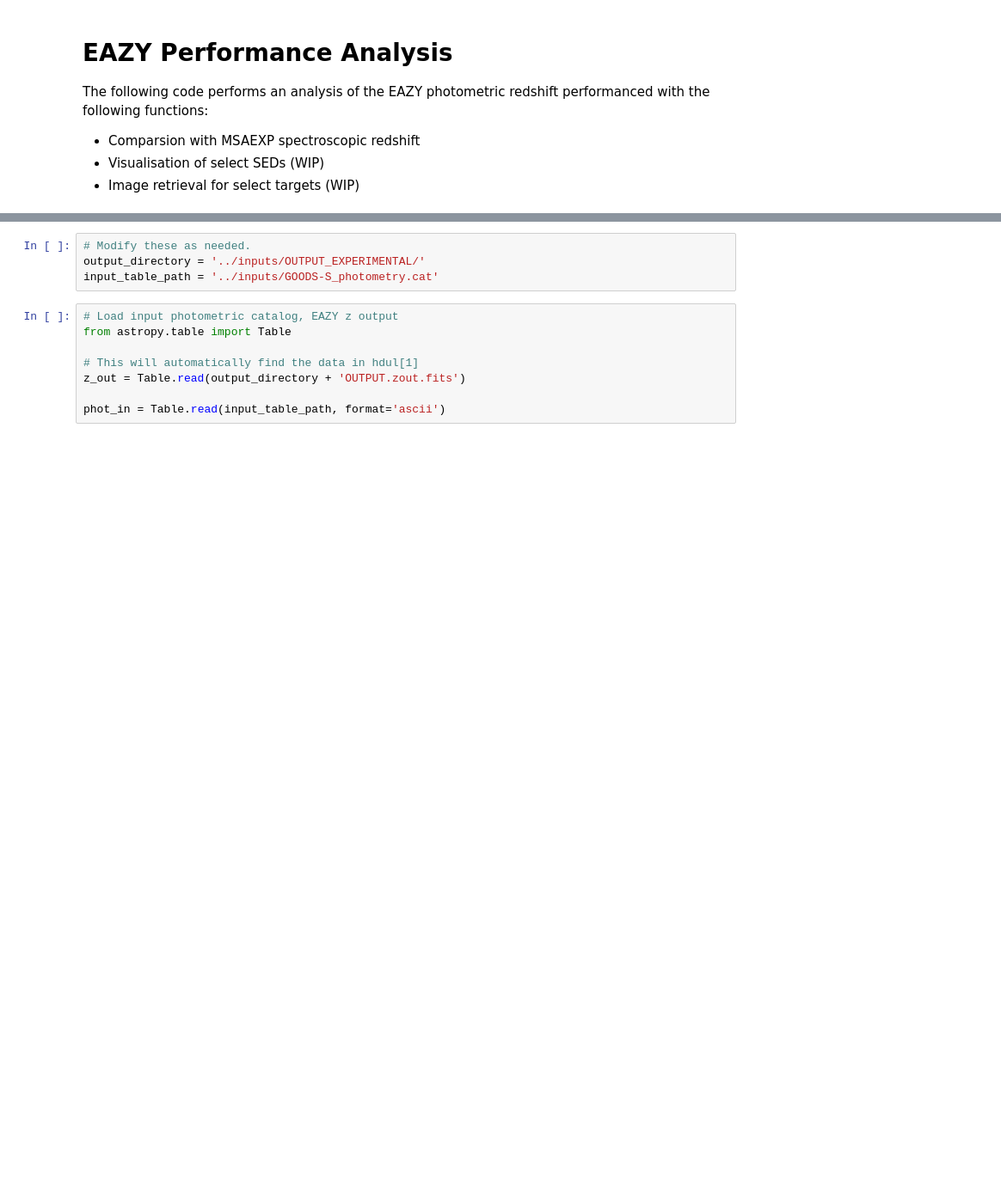
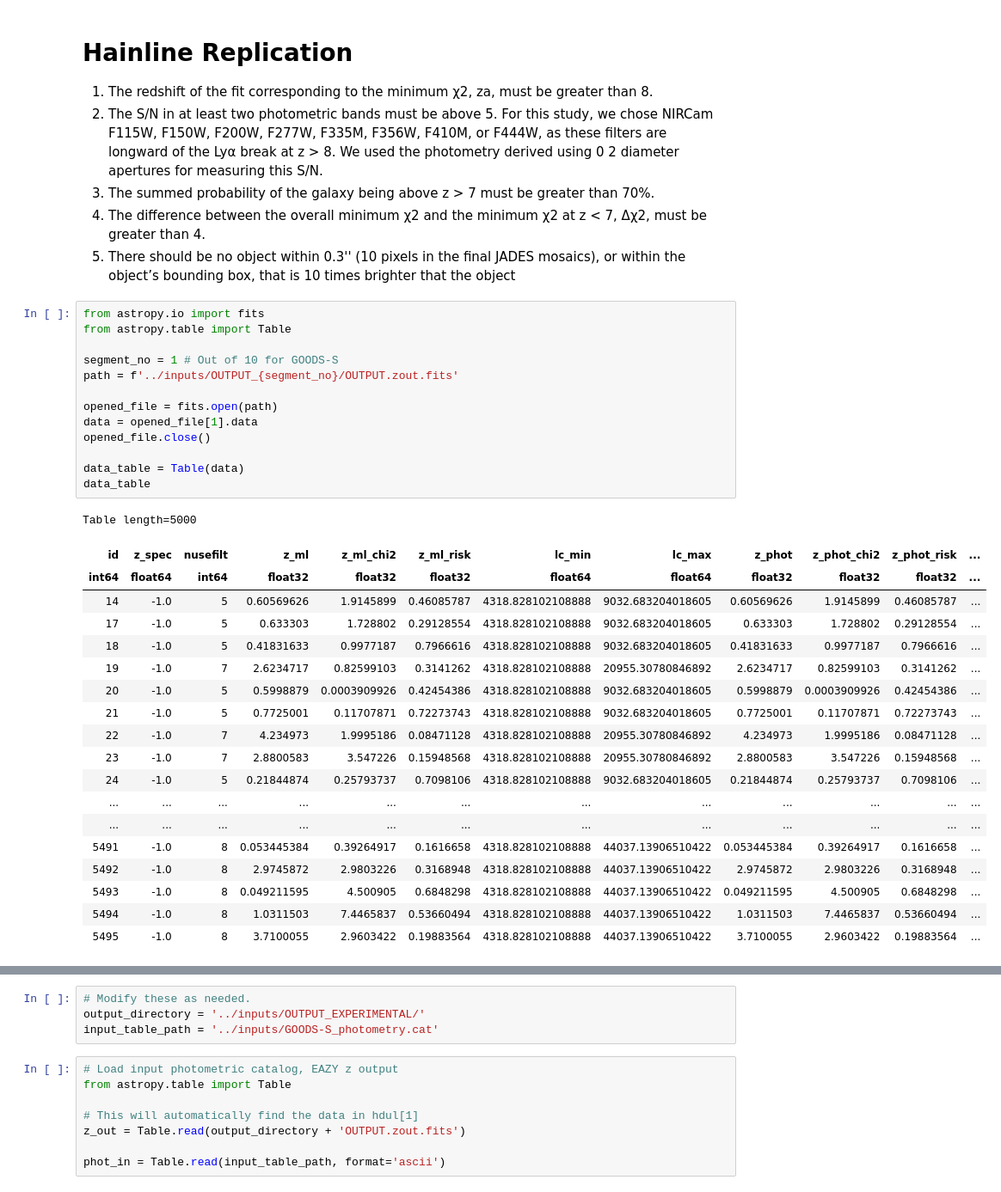
Before and after one commit to sfremy/my-eazy-jwst, a Jupyter notebook: scripts/eazy_imaging.ipynb, the cells around one changed output, grey strips where cells are left out. Shown at 86% size. Saved outputs shown, nothing was run; the diff lists cells and outputs as text; blank space fills up the shorter version.

```diff
--- a/scripts/eazy_imaging.ipynb
+++ b/scripts/eazy_imaging.ipynb
@@ -1,8 +1,41 @@
 # %% [markdown]
-# EAZY Performance Analysis
+# Hainline Replication
 
-<p>The following code performs an analysis of the EAZY photometric redshift performanced with the following functions:</p>
-
-- Comparsion with MSAEXP spectroscopic redshift
-- Visualisation of select SEDs (WIP)
-- Image retrieval for select targets (WIP)
+1. The redshift of the fit corresponding to the minimum χ2, za, must be greater than 8.
+2. The S/N in at least two photometric bands must be above 5. For this study, we chose NIRCam F115W, F150W, F200W, F277W, F335M, F356W, F410M, or F444W, as these filters are longward of the Lyα break at z > 8. We used the photometry derived using 0 2 diameter apertures for measuring this S/N.
+3. The summed probability of the galaxy being above z > 7 must be greater than 70%.
+4. The difference between the overall minimum χ2 and the minimum χ2 at z < 7, Δχ2, must be greater than 4.
+5. There should be no object within 0.3'' (10 pixels in the final JADES mosaics), or within the object’s bounding box, that is 10 times brighter that the object
+# %%
+from astropy.io import fits
+from astropy.table import Table
+
+segment_no = 1 # Out of 10 for GOODS-S
+path = f'../inputs/OUTPUT_{segment_no}/OUTPUT.zout.fits'
+
+opened_file = fits.open(path)
+data = opened_file[1].data
+opened_file.close()
+
+data_table = Table(data)
+data_table
+# %% [output]
+Table length=5000
+| id | z_spec | nusefilt | z_ml | z_ml_chi2 | z_ml_risk | lc_min | lc_max | z_phot | z_phot_chi2 | z_phot_risk | ... |
+| int64 | float64 | int64 | float32 | float32 | float32 | float64 | float64 | float32 | float32 | float32 | ... |
+| 14 | -1.0 | 5 | 0.60569626 | 1.9145899 | 0.46085787 | 4318.828102108888 | 9032.683204018605 | 0.60569626 | 1.9145899 | 0.46085787 | ... |
+| 17 | -1.0 | 5 | 0.633303 | 1.728802 | 0.29128554 | 4318.828102108888 | 9032.683204018605 | 0.633303 | 1.728802 | 0.29128554 | ... |
+| 18 | -1.0 | 5 | 0.41831633 | 0.9977187 | 0.7966616 | 4318.828102108888 | 9032.683204018605 | 0.41831633 | 0.9977187 | 0.7966616 | ... |
+| 19 | -1.0 | 7 | 2.6234717 | 0.82599103 | 0.3141262 | 4318.828102108888 | 20955.30780846892 | 2.6234717 | 0.82599103 | 0.3141262 | ... |
+| 20 | -1.0 | 5 | 0.5998879 | 0.0003909926 | 0.42454386 | 4318.828102108888 | 9032.683204018605 | 0.5998879 | 0.0003909926 | 0.42454386 | ... |
+| 21 | -1.0 | 5 | 0.7725001 | 0.11707871 | 0.72273743 | 4318.828102108888 | 9032.683204018605 | 0.7725001 | 0.11707871 | 0.72273743 | ... |
+| 22 | -1.0 | 7 | 4.234973 | 1.9995186 | 0.08471128 | 4318.828102108888 | 20955.30780846892 | 4.234973 | 1.9995186 | 0.08471128 | ... |
+| 23 | -1.0 | 7 | 2.8800583 | 3.547226 | 0.15948568 | 4318.828102108888 | 20955.30780846892 | 2.8800583 | 3.547226 | 0.15948568 | ... |
+| 24 | -1.0 | 5 | 0.21844874 | 0.25793737 | 0.7098106 | 4318.828102108888 | 9032.683204018605 | 0.21844874 | 0.25793737 | 0.7098106 | ... |
+| ... | ... | ... | ... | ... | ... | ... | ... | ... | ... | ... | ... |
+| ... | ... | ... | ... | ... | ... | ... | ... | ... | ... | ... | ... |
+| 5491 | -1.0 | 8 | 0.053445384 | 0.39264917 | 0.1616658 | 4318.828102108888 | 44037.13906510422 | 0.053445384 | 0.39264917 | 0.1616658 | ... |
+| 5492 | -1.0 | 8 | 2.9745872 | 2.9803226 | 0.3168948 | 4318.828102108888 | 44037.13906510422 | 2.9745872 | 2.9803226 | 0.3168948 | ... |
+| 5493 | -1.0 | 8 | 0.049211595 | 4.500905 | 0.6848298 | 4318.828102108888 | 44037.13906510422 | 0.049211595 | 4.500905 | 0.6848298 | ... |
+| 5494 | -1.0 | 8 | 1.0311503 | 7.4465837 | 0.53660494 | 4318.828102108888 | 44037.13906510422 | 1.0311503 | 7.4465837 | 0.53660494 | ... |
+| 5495 | -1.0 | 8 | 3.7100055 | 2.9603422 | 0.19883564 | 4318.828102108888 | 44037.13906510422 | 3.7100055 | 2.9603422 | 0.19883564 | ... |
```
Also changed, not shown: parts of 5 cells of this notebook, 6 other files.
